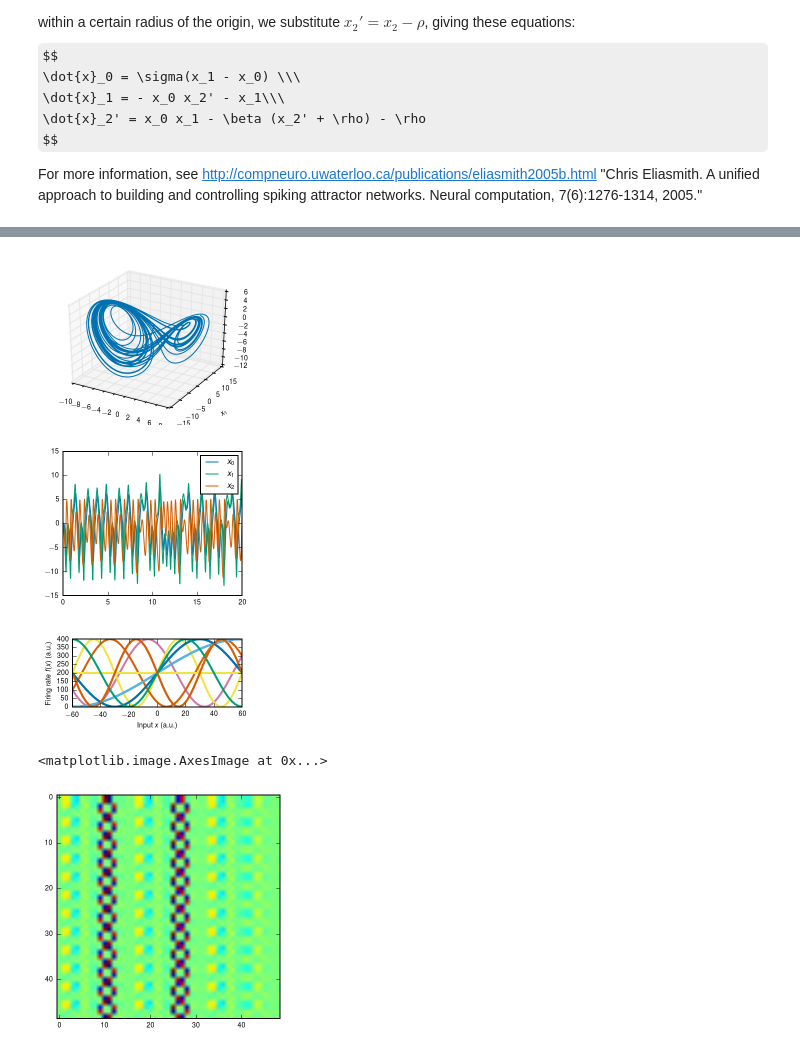
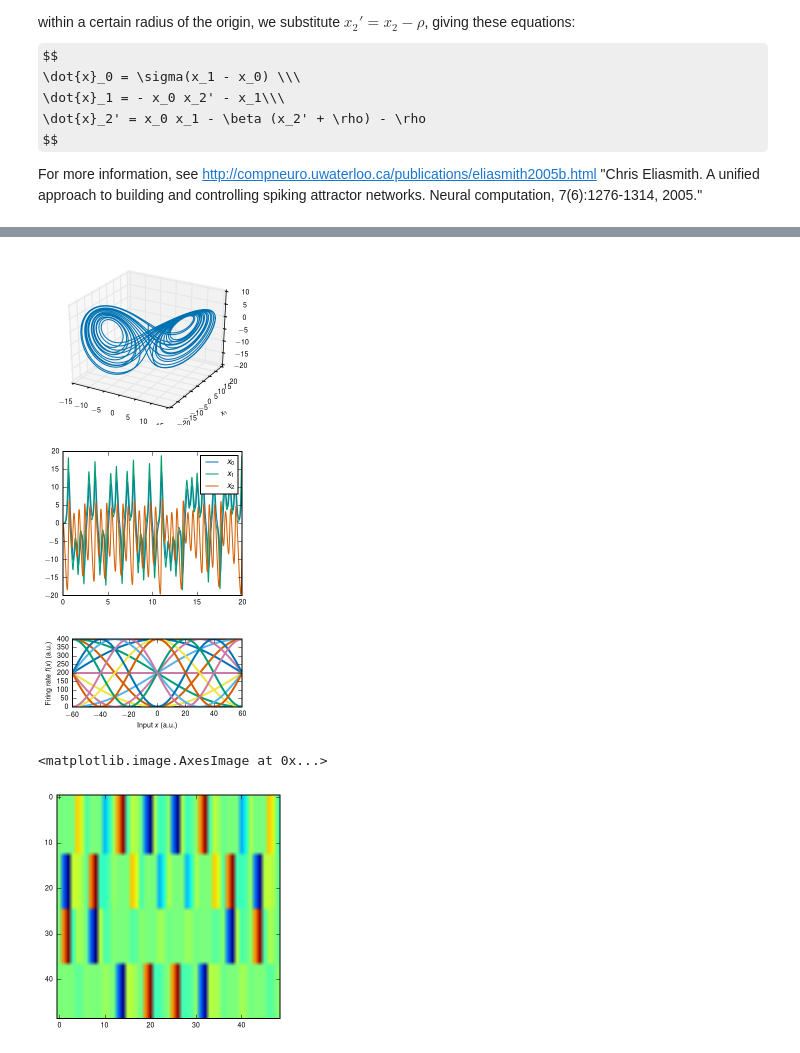
Before and after one commit to atait/nengo, a Jupyter notebook: examples/Fourier Sinusoid Neuron.ipynb, the cells around one changed output, grey strips where cells are left out. Saved outputs shown, nothing was run; the diff lists cells and outputs as text; code cells hidden in the pictures; some formulas as TeX source.

Commit message:
Fourier neurons (bugfix)

```diff
--- a/examples/Fourier Sinusoid Neuron.ipynb
+++ b/examples/Fourier Sinusoid Neuron.ipynb
@@ -38,19 +38,19 @@ import nengo
 # %%
 model = nengo.Network()
 with model:
-    num_intercepts = 3
-    num_max_rates = 4
+    num_intercepts = 4
+    num_max_rates = 3
     num_encoders = 4
     num_neurons = np.int_(1 + num_encoders * num_max_rates * num_intercepts)
     encoders = np.concatenate(([[1,1,1]],
-                               np.tile([[1,1,1],
-                                       [1,1,-1],
-                                       [1,-1,1],
-                                       [1,-1,-1]], (np.int_(num_neurons/num_encoders),1))))
-    intercepts = np.concatenate(([0], np.tile(np.repeat([-0.5,0,0.5], num_encoders),
-                                              np.int_(num_neurons/num_intercepts/num_encoders))))
-    max_rates = np.concatenate(([0], np.tile(np.repeat([0.5,1,1.5,2], 4),
-                                             np.int_(num_neurons/num_max_rates/num_encoders))))
+                               np.repeat([[1,1,1],
+                                         [1,1,-1],
+                                         [1,-1,1],
+                                         [1,-1,-1]], num_max_rates*num_intercepts, axis=0)))
+    intercepts = np.concatenate(([0], np.tile(np.repeat([-0.5,0,0.5,1], num_max_rates),
+                                              np.int_(num_encoders))))
+    max_rates = np.concatenate(([0], np.tile(np.repeat([0.5,1,1.5], 1),
+                                             np.int_(num_encoders*num_intercepts))))
     state = nengo.Ensemble(num_neurons, dimensions=3, intercepts=intercepts, neuron_type=nengo.neurons.FourierSinusoid(max_overall_rate=1),
                        max_rates=max_rates,
                        encoders=encoders, radius=60.)
@@ -84,6 +84,9 @@ with model:
 
 with nengo.Simulator(model) as sim:
     sim.run(2/tau)
+    # the nengo's weight matrix is sim.data[weight_probe][0,:,:], but that gives the best approx to (x0, x1, x2)
+    # if you want the interconnection matrix you need to encode this vector using the encoders variable.
+    weight_matrix = np.dot(encoders, sim.data[weight_probe][0,:,:])
 # %%
 from mpl_toolkits.mplot3d import Axes3D
 
@@ -109,32 +112,32 @@ plt.tight_layout()
 pp.savefig()
 pp.close()
 # %% [output]
-[figure, old version]
+[figure, new version]
-[figure, old version]
+[figure, new version]
 # %%
 from nengo.utils.ensemble import tuning_curves
 #1D enconders
 
 model = nengo.Network()
 with model:
-    num_neurons = np.int_(3*5)
+    num_neurons = np.int_(4*4)
     encoders = np.tile([[1]], (np.int_(num_neurons),1))
-    intercepts = np.tile([-0.5,0,0.5], np.int_(num_neurons/3))
-    max_rates = np.tile([0,0.5,1,1.5,2], np.int_(num_neurons/5))
+    intercepts = np.tile([-0.5,0,0.5,1], np.int_(num_neurons/4))
+    max_rates = np.repeat([0,0.5,1,1.5], np.int_(num_neurons/4))
     state = nengo.Ensemble(num_neurons, dimensions=1, intercepts=intercepts, neuron_type=nengo.neurons.FourierSinusoid(max_overall_rate=1),
                        max_rates=max_rates,
                        encoders=encoders, radius=60.)
     state_probe = nengo.Probe(state)
 
 with nengo.Simulator(model) as sim:
     eval_points, activities = tuning_curves(state, sim)
 
 with PdfPages('tuning_curves.pdf') as pp:
     fig = plt.figure(2, figsize=(3,1.5), dpi=72)
     plt.plot(eval_points, activities, lw=2)
     plt.xlabel("Input $x$ (a.u.)")
     plt.ylabel("Firing rate $f(x)$ (a.u.)")
     plt.tight_layout()
     pp.savefig()
 # %% [output]
-[figure, old version]
+[figure, new version]
@@ -146,4 +145,4 @@ weight_matrix = np.dot(encoders, sim.data[weight_probe][0,:,:])
 plt.imshow(weight_matrix)
 # %% [output]
 <matplotlib.image.AxesImage at 0x...>
-[figure, old version]
+[figure, new version]
```
Also changed, not shown: parts of 1 cell of this notebook, 1 other file.
